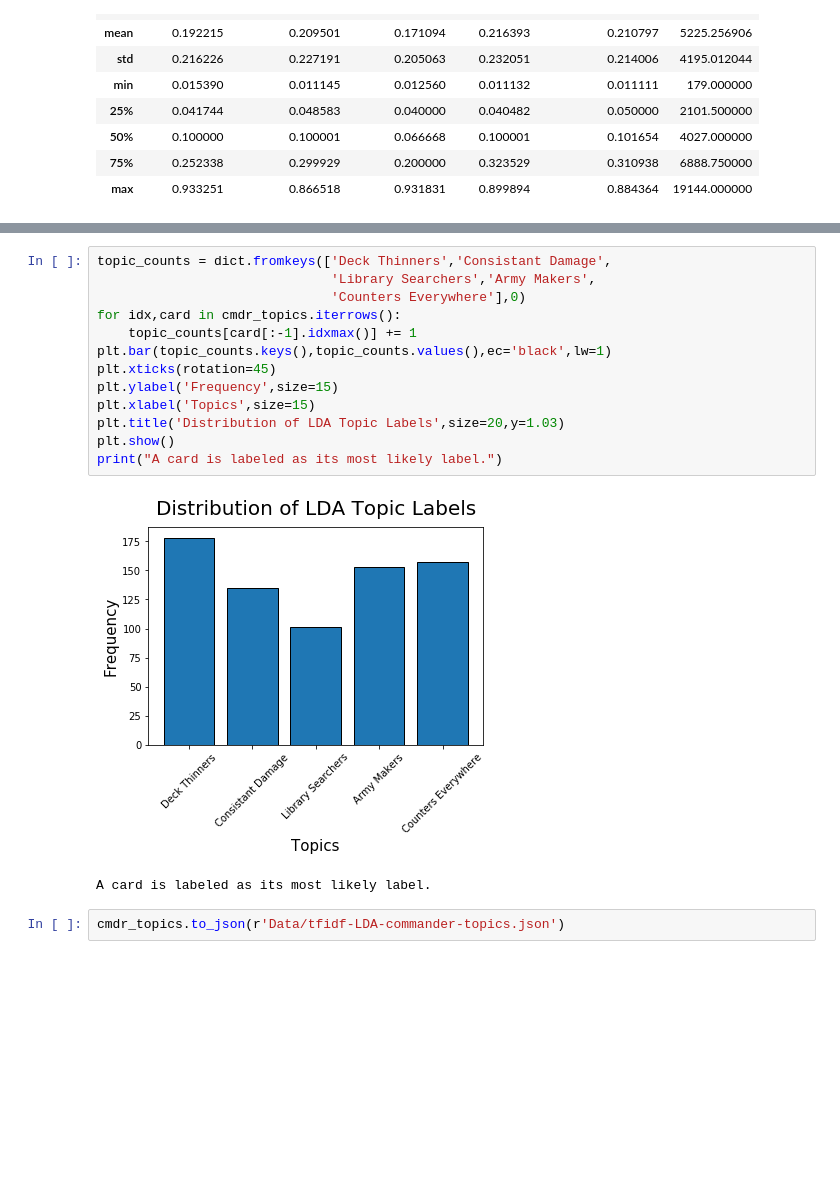
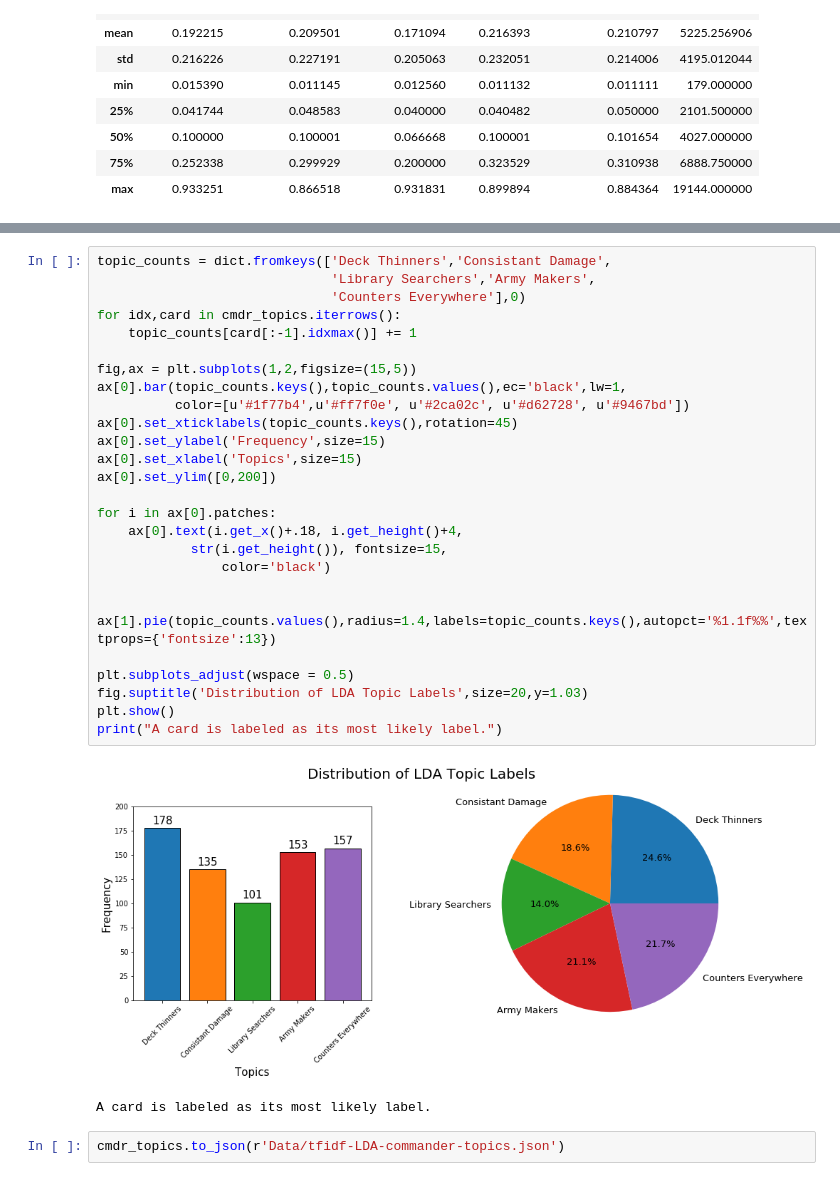
Before and after one commit to Yee-Brian21/Commander-Deck-Builder, a Jupyter notebook: Commander-Recommendation-Tfidf.ipynb, the cells around one changed output, grey strips where cells are left out. Cells and saved outputs as stored; diff of their text form; blank space fills up the shorter version.

Commit message:
Data Visualizations

```diff
--- a/Commander-Recommendation-Tfidf.ipynb
+++ b/Commander-Recommendation-Tfidf.ipynb
@@ -264,18 +265,32 @@ cmdr_topics.sort_values('Deck Thinners',ascending=False).head(10)
 # %%
 topic_counts = dict.fromkeys(['Deck Thinners','Consistant Damage',
                               'Library Searchers','Army Makers',
                               'Counters Everywhere'],0)
 for idx,card in cmdr_topics.iterrows():
     topic_counts[card[:-1].idxmax()] += 1
-plt.bar(topic_counts.keys(),topic_counts.values(),ec='black',lw=1)
-plt.xticks(rotation=45)
-plt.ylabel('Frequency',size=15)
-plt.xlabel('Topics',size=15)
-plt.title('Distribution of LDA Topic Labels',size=20,y=1.03)
+
+fig,ax = plt.subplots(1,2,figsize=(15,5))
+ax[0].bar(topic_counts.keys(),topic_counts.values(),ec='black',lw=1,
+          color=[u'#1f77b4',u'#ff7f0e', u'#2ca02c', u'#d62728', u'#9467bd'])
+ax[0].set_xticklabels(topic_counts.keys(),rotation=45)
+ax[0].set_ylabel('Frequency',size=15)
+ax[0].set_xlabel('Topics',size=15)
+ax[0].set_ylim([0,200])
+
+for i in ax[0].patches:
+    ax[0].text(i.get_x()+.18, i.get_height()+4,
+            str(i.get_height()), fontsize=15,
+                color='black')
+
+
+ax[1].pie(topic_counts.values(),radius=1.4,labels=topic_counts.keys(),autopct='%1.1f%%',textprops={'fontsize':13})
+
+plt.subplots_adjust(wspace = 0.5)
+fig.suptitle('Distribution of LDA Topic Labels',size=20,y=1.03)
 plt.show()
 print("A card is labeled as its most likely label.")
 # %% [output]
-[figure, old version]
+[figure, new version]
 A card is labeled as its most likely label.
 # %%
 cmdr_topics.to_json(r'Data/tfidf-LDA-commander-topics.json')
```
Also changed, not shown: parts of 2 cells of this notebook.
